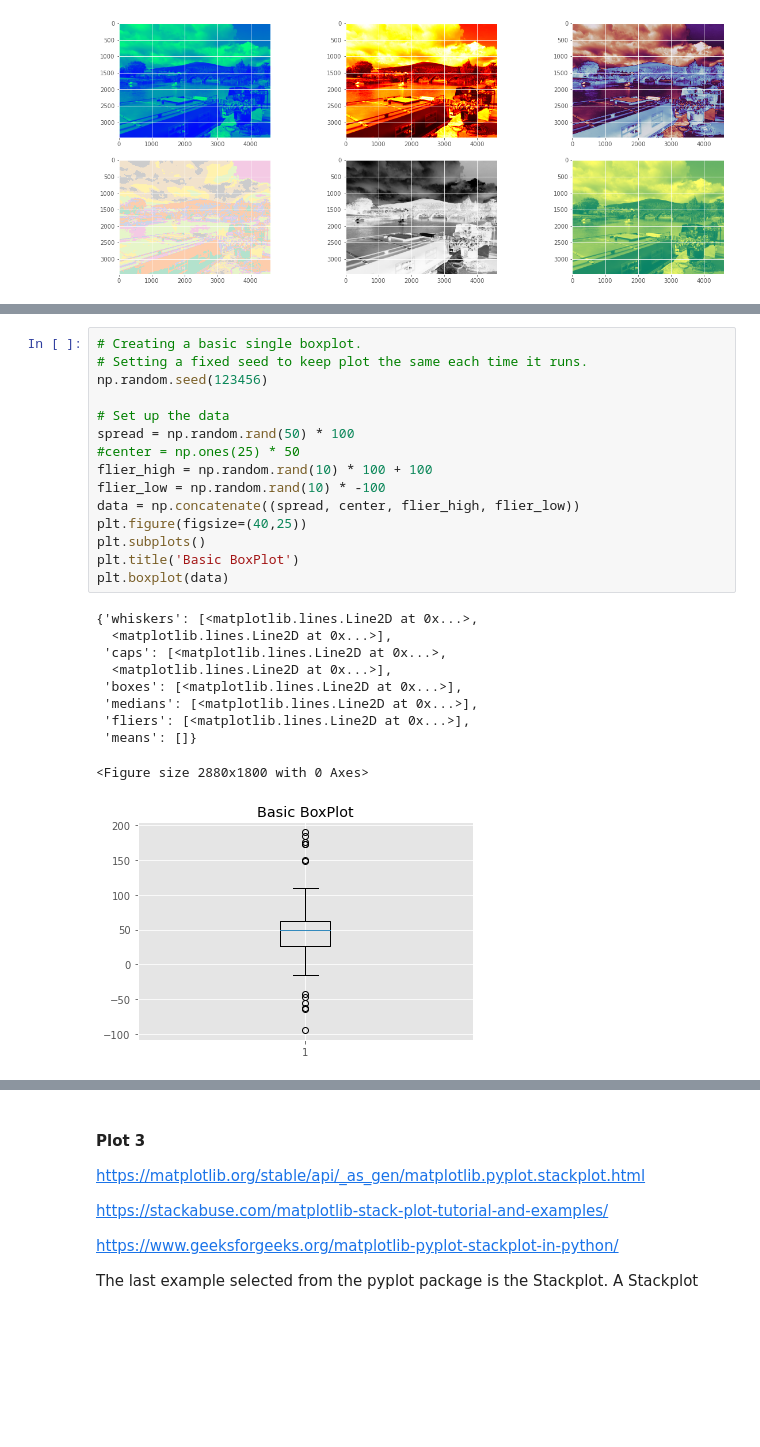
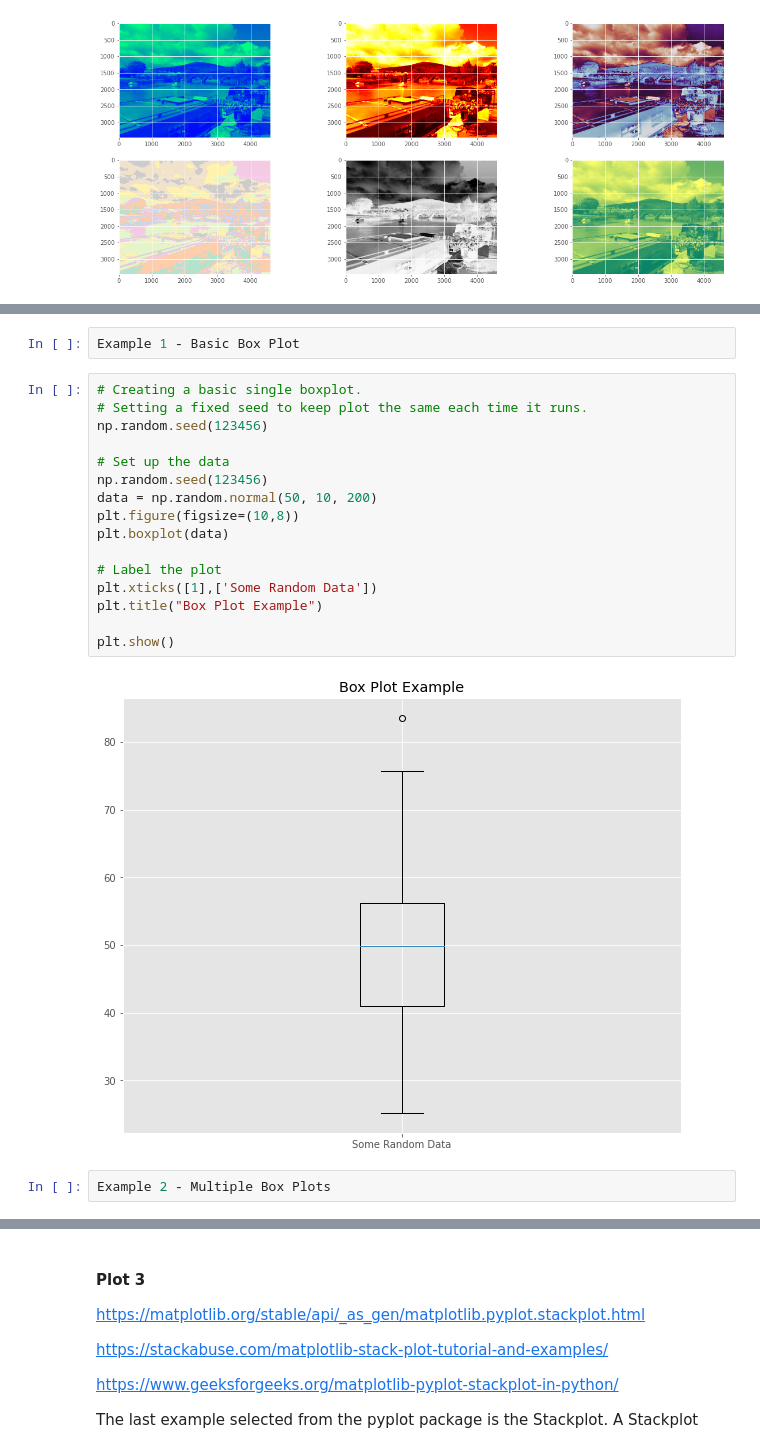
Before and after one commit to donneger/data_analysis_assessment, a Jupyter notebook: pyplot_assignment/pyplot.ipynb, the cells around one changed output, grey strips where cells are left out. Saved outputs shown, nothing was run; the diff lists cells and outputs as text; blank space fills up the shorter version.

```diff
--- a/pyplot_assignment/pyplot.ipynb
+++ b/pyplot_assignment/pyplot.ipynb
@@ -309,28 +336,24 @@ The boxplot (or whisker plot) displays in visual form a summary set of the under
+# %%
+Example 1 - Basic Box Plot
 # %%
 # Creating a basic single boxplot.
 # Setting a fixed seed to keep plot the same each time it runs.
 np.random.seed(123456)
 
 # Set up the data
-spread = np.random.rand(50) * 100
-#center = np.ones(25) * 50
-flier_high = np.random.rand(10) * 100 + 100
-flier_low = np.random.rand(10) * -100
-data = np.concatenate((spread, center, flier_high, flier_low))
-plt.figure(figsize=(40,25))
-plt.subplots()
-plt.title('Basic BoxPlot')
+np.random.seed(123456)
+data = np.random.normal(50, 10, 200)
+plt.figure(figsize=(10,8))
 plt.boxplot(data)
+
+# Label the plot
+plt.xticks([1],['Some Random Data'])
+plt.title("Box Plot Example")
+
+plt.show()
 # %% [output]
-{'whiskers': [<matplotlib.lines.Line2D at 0x...>,
-  <matplotlib.lines.Line2D at 0x...>],
- 'caps': [<matplotlib.lines.Line2D at 0x...>,
-  <matplotlib.lines.Line2D at 0x...>],
- 'boxes': [<matplotlib.lines.Line2D at 0x...>],
- 'medians': [<matplotlib.lines.Line2D at 0x...>],
- 'fliers': [<matplotlib.lines.Line2D at 0x...>],
- 'means': []}
-<Figure size 2880x1800 with 0 Axes>
-[figure, old version]
+[figure, new version]
+# %%
+Example 2 - Multiple Box Plots
 # %%
 # Creating Multiple Boxplots.
```
Also changed, not shown: parts of 14 cells of this notebook.
